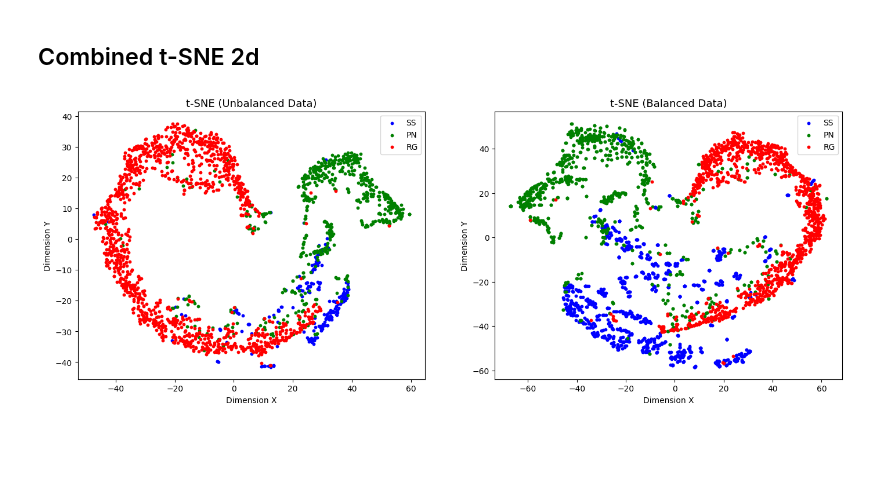
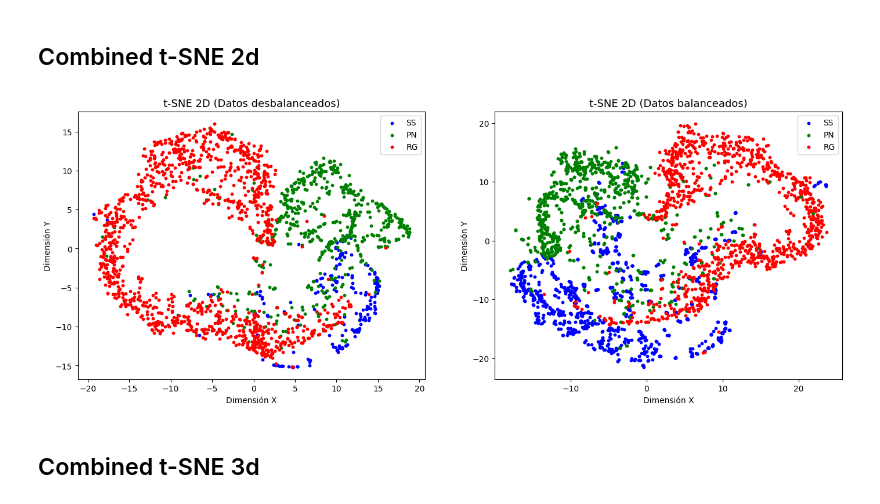
Before and after one commit to opcruz/gaiaDR3ML, a Jupyter notebook: GaiaXpy/TSNE/TSNE_SNG.ipynb, the cells around one changed output. Cells and saved outputs as stored; diff of their text form; code cells hidden in the pictures; blank space fills up the shorter version.

```diff
--- a/GaiaXpy/TSNE/TSNE_SNG.ipynb
+++ b/GaiaXpy/TSNE/TSNE_SNG.ipynb
@@ -150,38 +150,40 @@ def tsne_2d(path):
 colors = ['blue', 'green', 'red']
 labels = ['SS', 'PN', 'RG']
 point_size = 10
 
 # Crear la figura y los ejes de las subtramas
 fig, (ax1, ax2) = plt.subplots(1, 2, figsize=(17, 6))
 
 (X_embedded, y) = tsne_2d("../../new/datasets/unbalanced.csv")
 
 for i in range(len(colors)):
     ax1.scatter(X_embedded[y == i, 0], X_embedded[y == i, 1], c=colors[i], s=point_size, label=labels[i])
 
-ax1.set_xlabel('Dimension X', fontsize=10)
-ax1.set_ylabel('Dimension Y', fontsize=10)
-ax1.set_title('t-SNE (Unbalanced Data)', fontsize=13)
+ax1.set_xlabel('Dimensión X', fontsize=10)
+ax1.set_ylabel('Dimensión Y', fontsize=10)
+ax1.set_title('t-SNE 2D (Datos desbalanceados)', fontsize=13)
 ax1.legend(fontsize=10)
 
 (X_embedded, y) = tsne_2d("../../new/datasets/balanced.csv")
 
 for i in range(len(colors)):
     ax2.scatter(X_embedded[y == i, 0], X_embedded[y == i, 1], c=colors[i], s=point_size, label=labels[i])
 
-ax2.set_xlabel('Dimension X', fontsize=10)
-ax2.set_ylabel('Dimension Y', fontsize=10)
-ax2.set_title('t-SNE (Balanced Data)', fontsize=13)
+ax2.set_xlabel('Dimensión X', fontsize=10)
+ax2.set_ylabel('Dimensión Y', fontsize=10)
+ax2.set_title('t-SNE 2D (Datos balanceados)', fontsize=13)
 ax2.legend(fontsize=10)
 
 # Ajustar el espaciado entre subtramas
 # plt.tight_layout()
 
 # Ajustar la separación entre las figuras
 plt.subplots_adjust(hspace=0.7)  # Ajustar el espaciado vertical (hspace)
-plt.savefig("tsne-data-2d.svg", format="svg")
+plt.savefig("tsne-data-2d-spa.svg", format="svg")
 
 # Mostrar el gráfico
 plt.show()
 # %% [output]
-[figure, old version]
+[figure, new version]
+# %% [markdown]
+## Combined t-SNE 3d
```
Also changed, not shown: parts of 2 cells of this notebook, 7 other files.
